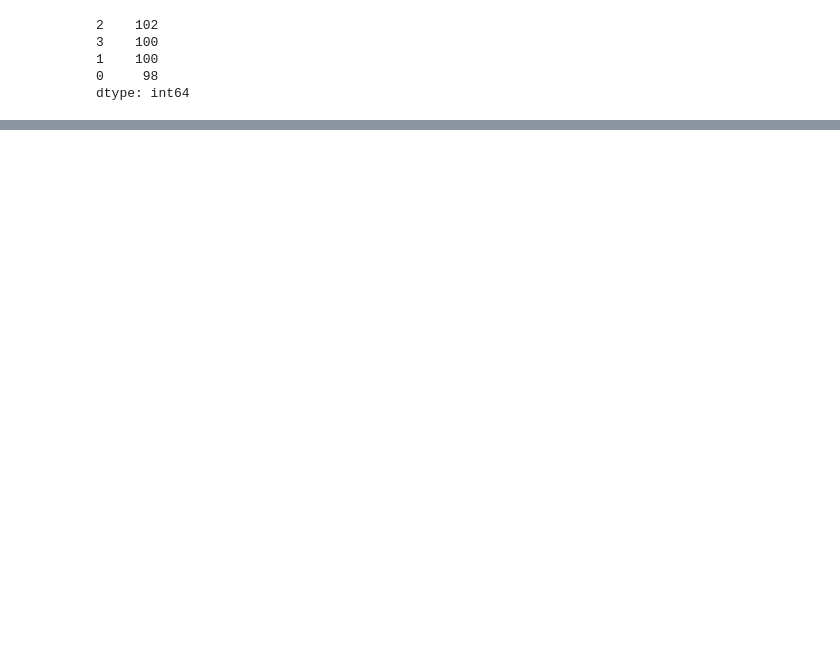
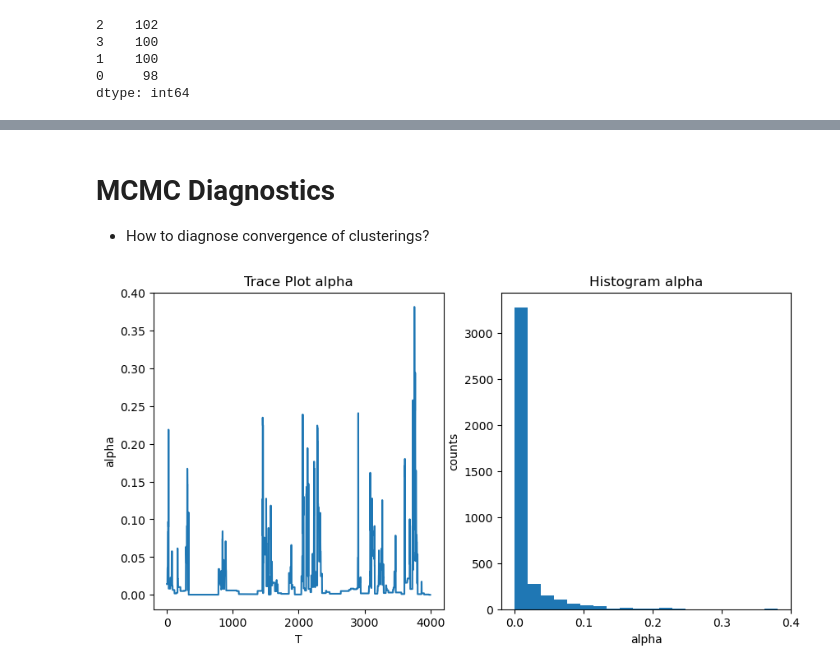
Before and after one commit to titzehong/EPA_regression, a Jupyter notebook: EPA Regression.ipynb, the cells around one changed output, grey strips where cells are left out. Cells and saved outputs as stored; diff of their text form; code cells hidden in the pictures; blank space fills up the shorter version.

```diff
--- a/EPA Regression.ipynb
+++ b/EPA Regression.ipynb
@@ -257,0 +274,18 @@ plt.show()
+# %% [markdown]
+# MCMC Diagnostics
+
+- How to diagnose convergence of clusterings?
+# %%
+fig, ax = plt.subplots(1,2,figsize=(10,5))
+ax[0].plot(alpha_save[1000:])
+ax[0].set_xlabel('T')
+ax[0].set_ylabel('alpha')
+ax[0].set_title('Trace Plot alpha')
+
+ax[1].hist(alpha_save[1000:],bins=20)
+ax[1].set_xlabel('alpha')
+ax[1].set_ylabel('counts')
+ax[1].set_title('Histogram alpha')
+plt.show()
+# %% [output]
+[figure, added]
```
Also changed, not shown: parts of 11 cells of this notebook.
